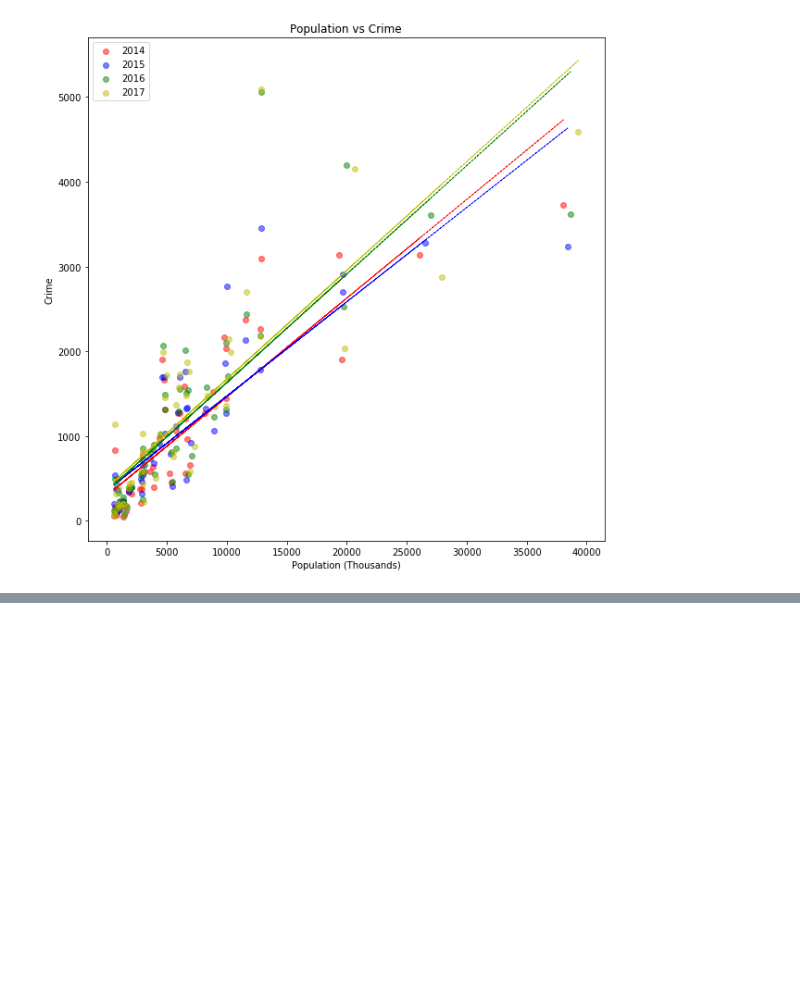
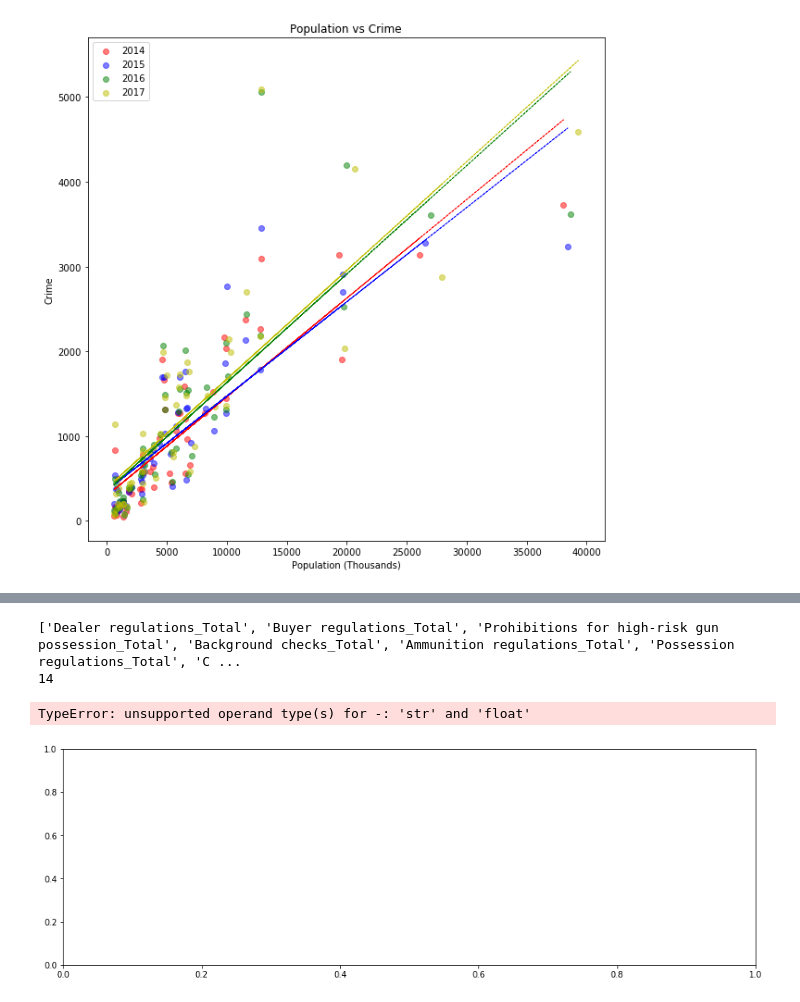
Before and after one commit to Vallito/Project_1, a Jupyter notebook: Project_1_Final.ipynb, the cells around one changed output, grey strips where cells are left out. Saved outputs shown, nothing was run; the diff lists cells and outputs as text; code cells hidden in the pictures; blank space fills up the shorter version.

```diff
--- a/Project_1_Final.ipynb
+++ b/Project_1_Final.ipynb
@@ -174,0 +258,9 @@ py.plotly.iplot( fig, validate=False, filename='2017 Gun Crimes by Location' )
+# %%
+#create 2014 df
+df_2014 = df_LawSummary.loc[df_LawSummary['year']==2014]
+df_2015 = df_LawSummary.loc[df_LawSummary['year']==2015]
+df_2016 = df_LawSummary.loc[df_LawSummary['year']==2016]
+df_2017 = df_LawSummary.loc[df_LawSummary['year']==2017]
+print(list(df_2017))
+
+df_2017.head()
@@ -174,0 +275,71 @@ py.plotly.iplot( fig, validate=False, filename='2017 Gun Crimes by Location' )
+# %%
+hlist = list(df_2017)
+rlist = ['year','state']
+hlist.remove('year')
+hlist.remove('state')
+print(hlist)
+print(len(hlist))
+# %% [output]
+['Dealer regulations_Total', 'Buyer regulations_Total', 'Prohibitions for high-risk gun possession_Total', 'Background checks_Total', 'Ammunition regulations_Total', 'Possession regulations_Total', 'C ...
+14
+# %%
+# create a stacked bar chart (categories) of the states gunlaws for each year
+
+dflist = [df_2014,df_2015,df_2016,df_2017]
+fname = "Law Count by State in "
+year = 2014
+for df in dflist:
+    cat1 = df[hlist[0]]
+    cat2 = df[hlist[1]]
+    cat3 = df[hlist[2]]
+    cat4 = df[hlist[3]]
+    cat5 = df[hlist[4]]
+    cat6 = df[hlist[5]]
+    cat7 = df[hlist[6]]
+    cat8 = df[hlist[7]]
+    cat9 = df[hlist[8]]
+    cat10 = df[hlist[9]]
+    cat11 = df[hlist[10]]
+    cat12 = df[hlist[11]]
+    cat13 = df[hlist[12]]
+    cat14 = df[hlist[13]]
+
+    lgroup=[l.replace('_Total','') for l in hlist]
+
+
+    plt.figure(figsize=(15,4.8))
+    plt.bar(df['state'],cat1,color='black',edgecolor='white',width=1)
+    plt.bar(df['state'],cat2,bottom=cat1,color='saddlebrown',edgecolor='white',width=1)
+    plt.bar(df['state'],cat3,bottom=cat2+cat1,color='chocolate',edgecolor='white',width=1)
+    plt.bar(df['state'],cat4,bottom=cat3+cat2+cat1,color='darkorange',edgecolor='white',width=1)
+    plt.bar(df['state'],cat5,bottom=cat4+cat3+cat2+cat1,color='orangered',edgecolor='white',width=1)
+    plt.bar(df['state'],cat6,bottom=cat5+cat4+cat3+cat2+cat1
+            ,color='firebrick',edgecolor='white',width=1)
+    plt.bar(df['state'],cat7,bottom=cat6+cat5+cat4+cat3+cat2+cat1
+            ,color='red',edgecolor='white',width=1)
+    plt.bar(df['state'],cat8,bottom=cat7+cat6+cat5+cat4+cat3+cat2+cat1
+            ,color='magenta',edgecolor='white',width=1)
+    plt.bar(df['state'],cat9,bottom=cat8+cat7+cat6+cat5+cat4+cat3+cat2+cat1
+            ,color='blueviolet',edgecolor='white',width=1)
+    plt.bar(df['state'],cat10,bottom=cat9+cat8+cat7+cat6+cat5+cat4+cat3+cat2+cat1
+            ,color='blue',edgecolor='white',width=1)
+    plt.bar(df['state'],cat11,bottom=cat10+cat9+cat8+cat7+cat6+cat5+cat4+cat3+cat2+cat1
+            ,color='c',edgecolor='white',width=1)
+    plt.bar(df['state'],cat12,bottom=cat11+cat10+cat9+cat8+cat7+cat6+cat5+cat4+cat3+cat2+cat1
+            ,color='mediumseagreen',edgecolor='white',width=1)
+    plt.bar(df['state'],cat13,bottom=cat12+cat11+cat10+cat9+cat8+cat7+cat6+cat5+cat4+cat3+cat2+cat1
+            ,color='green',edgecolor='white',width=1)
+    plt.bar(df['state'],cat14,bottom=cat13+cat12+cat11+cat10+cat9+cat8+cat7+cat6+cat5+cat4+cat3+cat2+cat1
+            ,color='greenyellow',edgecolor='white',width=1)
+    plt.xticks(rotation=90)
+    plt.title(fname + str(year))
+    plt.xlabel('States')
+    plt.ylabel('Count of Laws')
+    plt.xlim('Alabama','Wyoming')
+    plt.legend(lgroup,loc='center left',bbox_to_anchor=(1,0.5))
+    plt.tight_layout()
+    plt.savefig(savefigdir+fname + str(year),frameon=True)
+    year = year+1
+# %% [output]
+TypeError: unsupported operand type(s) for -: 'str' and 'float'
+[figure, added]
```
Also changed, not shown: parts of 12 cells of this notebook, 11 other files.
